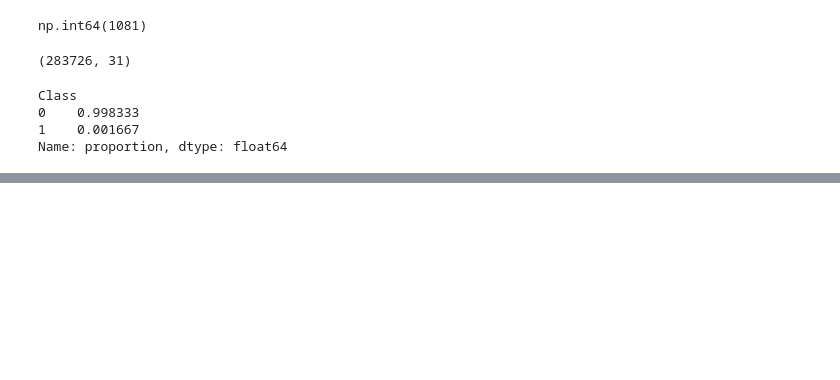
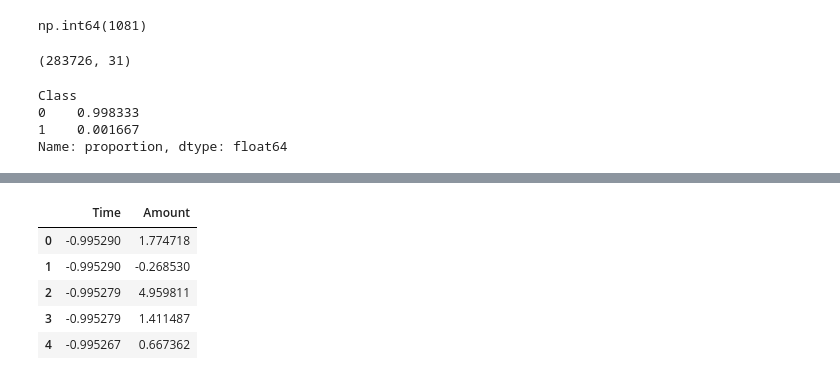
Before and after one commit to skytecat/FraudDetection, a Jupyter notebook: FraudDetection.ipynb, the cells around one changed output, grey strips where cells are left out. Drawn from its saved outputs; the diff is of its cells as text; code cells hidden in the pictures; blank space fills up the shorter version.

```diff
--- a/FraudDetection.ipynb
+++ b/FraudDetection.ipynb
@@ -84,0 +116,20 @@ X_train, X_test, y_train, y_test = train_test_split(X, y, test_size=0.1, random_
+# %%
+# Since most of our data has already been scaled we should scale the columns that are left to scale (Amount and Time)
+from sklearn.preprocessing import StandardScaler, RobustScaler
+
+# RobustScaler is less prone to outliers.
+
+std_scaler = StandardScaler()
+rob_scaler = RobustScaler()
+
+data['Amount'] = rob_scaler.fit_transform(data['Amount'].values.reshape(-1,1))
+data['Time'] = rob_scaler.fit_transform(data['Time'].values.reshape(-1,1))
+
+data[['Time', 'Amount']].head()
+# %% [output]
+|  | Time | Amount |
+| 0 | -0.995290 | 1.774718 |
+| 1 | -0.995290 | -0.268530 |
+| 2 | -0.995279 | 4.959811 |
+| 3 | -0.995279 | 1.411487 |
+| 4 | -0.995267 | 0.667362 |
```
Also changed, not shown: parts of 4 cells of this notebook.
